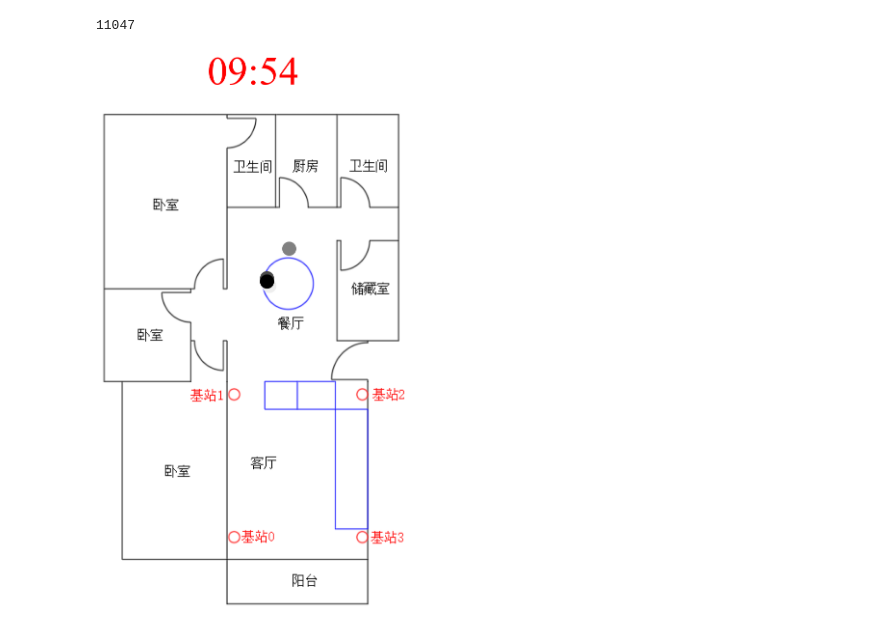
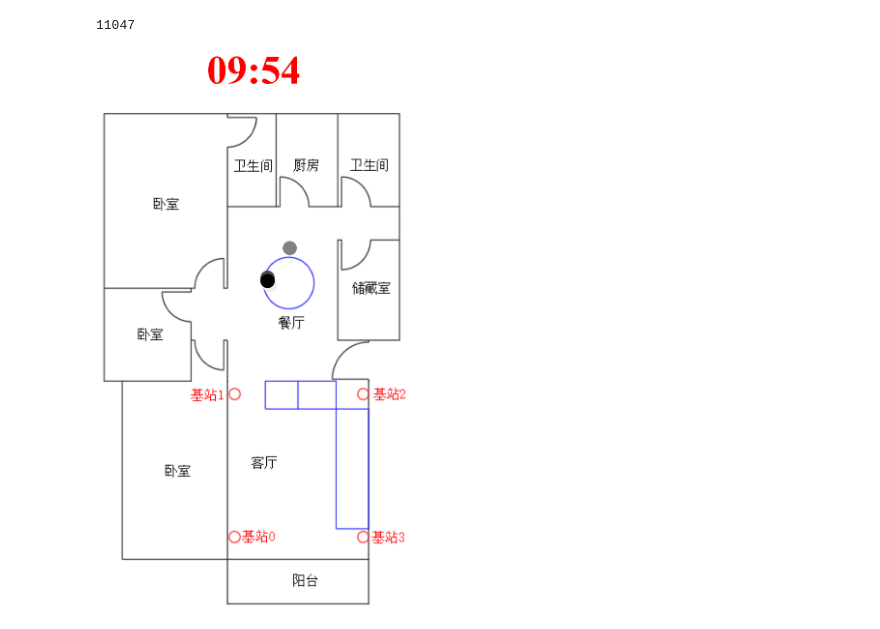
Before and after one commit to lialittis/FamilyAnalysis, a Jupyter notebook: Tasks/task2/main.ipynb, the cells around one changed output. Saved outputs shown, nothing was run; the diff lists cells and outputs as text; code cells hidden in the pictures.

Commit message:
bold text

```diff
--- a/Tasks/task2/main.ipynb
+++ b/Tasks/task2/main.ipynb
@@ -58,32 +58,32 @@ def animate(i):
     ax.set_ylim(min_y,max_y)
     ax.text((min_x + max_x)/2,
             max_y + 1,
             str(list_time[i].strftime("%H:%M")),
             fontsize=60,
-            #fontweight="light",
+            fontweight="bold",
             fontstyle="normal",
             alpha=1,
             family = "Times New Roman",
             color="r",
             verticalalignment="center",
             horizontalalignment="center"
                                     )
     i2 = max(0,i-1)
     i3 = max(0,i-2)
     i4 = max(0,i-3)
     i5 = max(0,i-4)
     #line, = ax.plot(list_x[i5:i], list_y[i5:i], color = 'red', lw=5)
     point5, = ax.plot(list_x[i5], list_y[i5], marker='o', markersize = 20, color='#EEEEEE')
     point4, = ax.plot(list_x[i4], list_y[i4], marker='o', markersize = 20, color='#818181')
     point3, = ax.plot(list_x[i3], list_y[i3], marker='o', markersize = 20, color='#4A4A4A')
     point2, = ax.plot(list_x[i2], list_y[i2], marker='o', markersize = 20, color='#242424')
     point1, = ax.plot(list_x[i], list_y[i], marker='o', markersize = 20, color='#000000')
     return  point1,point2,point3,point4,point5,
 
 ani = FuncAnimation(fig, animate, interval=10, blit=True, repeat=True, frames=100)
 ani.save("motion.gif", dpi=300, writer=PillowWriter(fps=5))
 #ani.save('motion.mp4', writer = 'ffmpeg', fps=30)
 
 plt.show()
 # %% [output]
-[figure, old version]
+[figure, new version]
```
Also changed, not shown: 1 other file.
